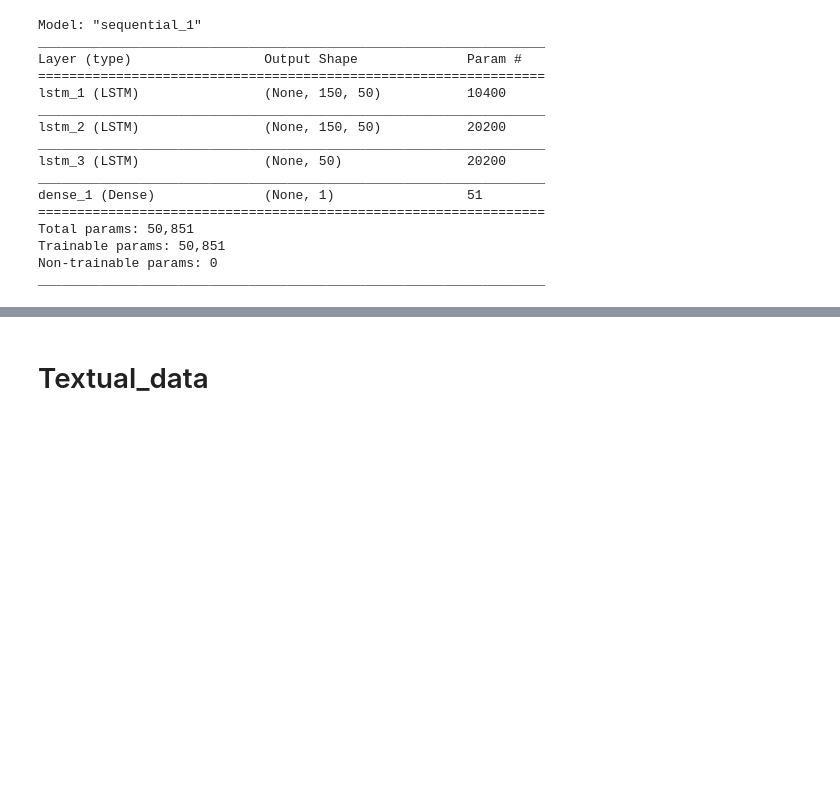
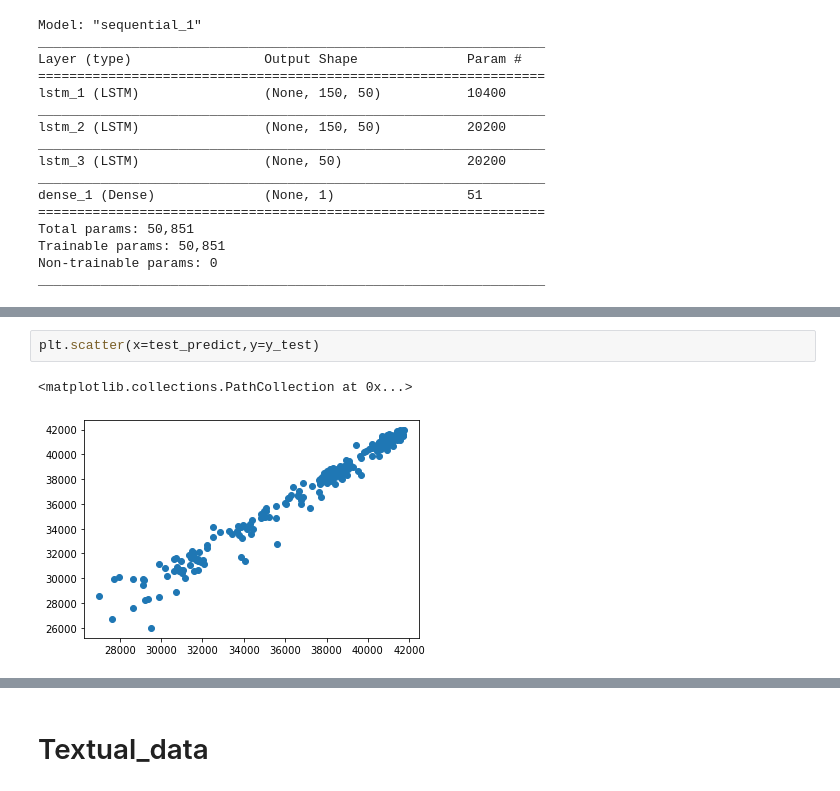
Before and after one commit to Aadesh-Baral/The-Sparks-Foundation, a Jupyter notebook: Tasks/Task 4/Stock Market Prediction using Numerical and Textual Analysis 2.ipynb, the cells around one changed output, grey strips where cells are left out. Drawn from its saved outputs; the diff is of its cells as text; blank space fills up the shorter version.

```diff
--- a/Tasks/Task 4/Stock Market Prediction using Numerical and Textual Analysis 2.ipynb
+++ b/Tasks/Task 4/Stock Market Prediction using Numerical and Textual Analysis 2.ipynb
@@ -201,3 +202,8 @@ print(np.sqrt(mean_squared_error(y_train,train_predict)))
+# %%
+plt.scatter(x=test_predict,y=y_test)
+# %% [output]
+<matplotlib.collections.PathCollection at 0x...>
+[figure, added]
 # %%
 look_back=150
 trainPredictPlot=np.empty_like(df_close)
```
Also changed, not shown: parts of 12 cells of this notebook, 10 other files.
